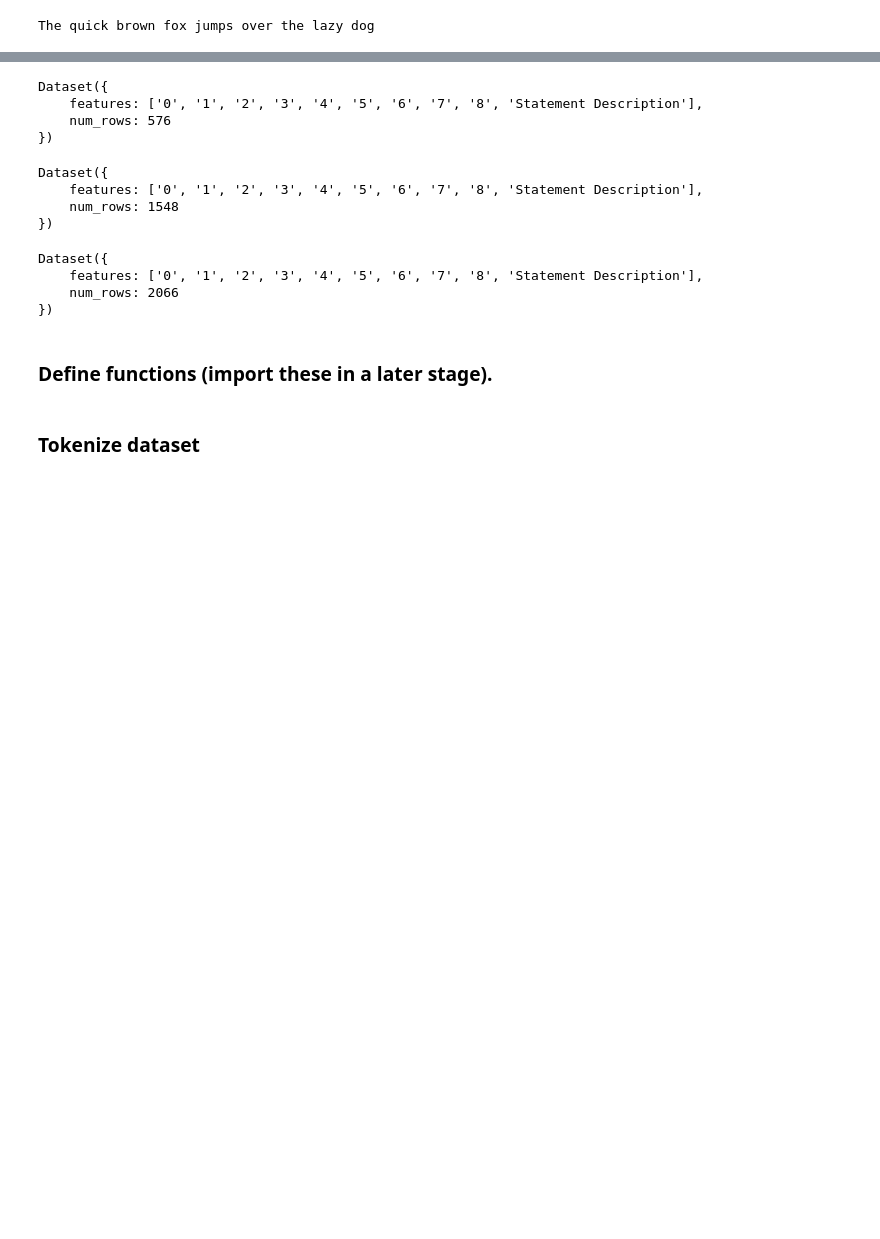
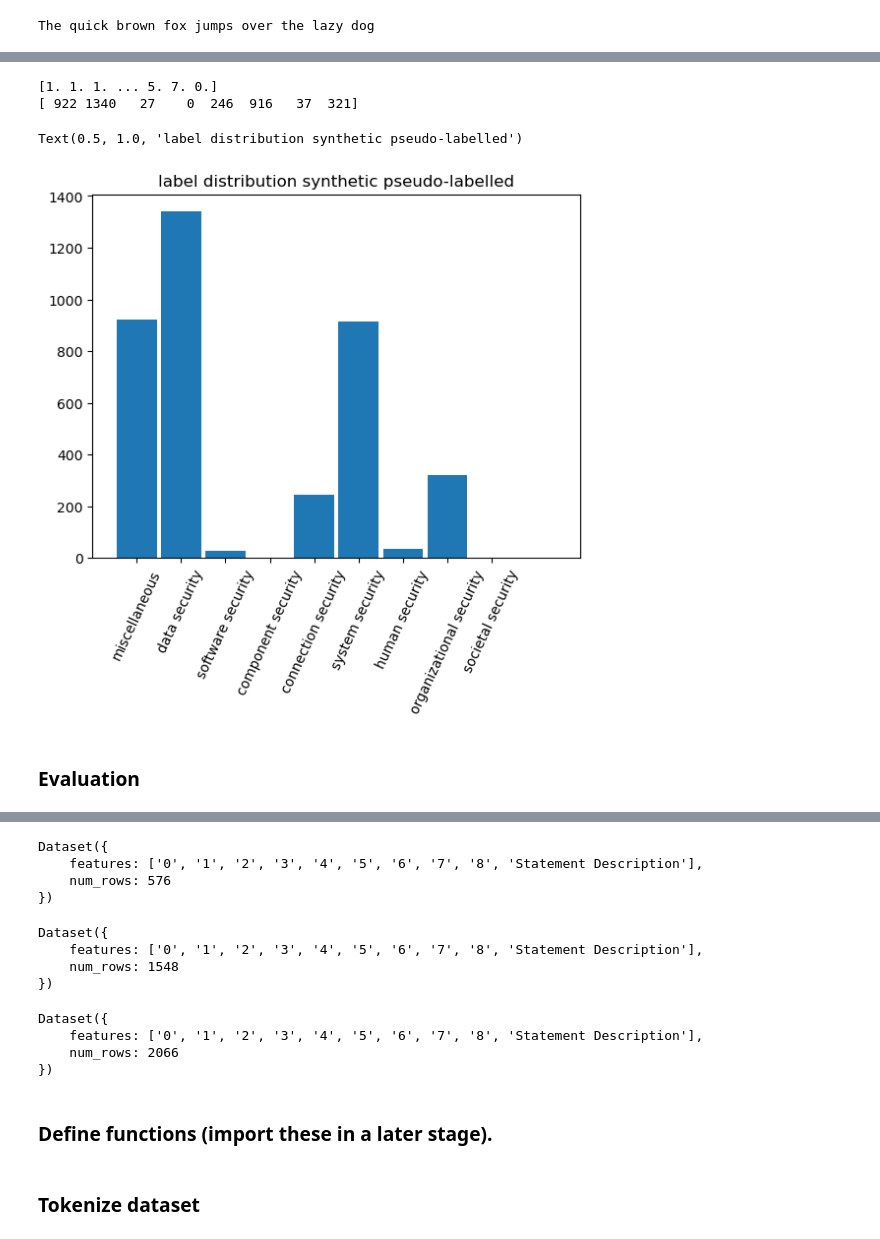
Before and after one commit to arthurnijdam/LLMedu, a Jupyter notebook: train_BERT.ipynb, the cells around one changed output, grey strips where cells are left out. Saved outputs shown, nothing was run; the diff lists cells and outputs as text; code cells hidden in the pictures; blank space fills up the shorter version.

```diff
--- a/train_BERT.ipynb
+++ b/train_BERT.ipynb
@@ -397,0 +601,6 @@ Dataset({
+# %%
+# get pseudo-labels
+probs = trans.trainer.predict(dataset2)
+predictions = sigmoid(probs[0])
+llm_labels = probs[1]
+print(predictions)
@@ -397,0 +616,12 @@ Dataset({
+# %%
+th = 0.85
+#for i in range(9):
+confident_indices = (predictions > th)
+print(confident_indices)
+
+# identify rows where all values are false
+all_true_rows = ~np.all(confident_indices == False, axis=1)
+# get indices of removed rows
+kept_indices = np.where(all_true_rows)[0]
+#print(kept_indices)
+print(len(kept_indices))
@@ -397,0 +655,4 @@ Dataset({
+# %%
+# select only confident samples
+synthetic_ds = copy.deepcopy(dataset2.select(kept_indices.tolist()))
+print(synthetic_ds)
@@ -397,0 +794,28 @@ Dataset({
+# %%
+# check labels
+import matplotlib.pyplot as plt
+from collections import Counter
+dataset = copy.deepcopy(synthetic_ds)
+non_oh = np.concatenate([list(np.where(np.array(row)==1.)[0]) for row in np.array(confident_indices, dtype='int32')], axis=0)
+print(non_oh)
+non_oh = np.array(non_oh, dtype='int64')
+counts, bins = np.histogram(non_oh, bins=[0,1,2,3,4,5,6,7,8,9])
+counts = np.bincount(non_oh)
+print(counts)
+
+x_labels = ["miscellaneous", "data security", "software security", "component security", "connection security",
+            "system security", "human security",  "organizational security","societal security"]
+# plot histogram of labels
+fig, ax = plt.subplots();
+ax.bar(range(8), counts, width=0.9, align='center');
+ax.set(xticks=range(8), xlim=[-1,10]);
+ax.set_xticks(np.arange(len(x_labels)))
+ax.set_xticklabels(x_labels, rotation=65)
+ax.set_title('label distribution synthetic pseudo-labelled')
+# %% [output]
+[1. 1. 1. ... 5. 7. 0.]
+[ 922 1340   27    0  246  916   37  321]
+Text(0.5, 1.0, 'label distribution synthetic pseudo-labelled')
+[figure, added]
+# %% [markdown]
+### Evaluation
```
Also changed, not shown: parts of 35 cells of this notebook, 6 other files.
